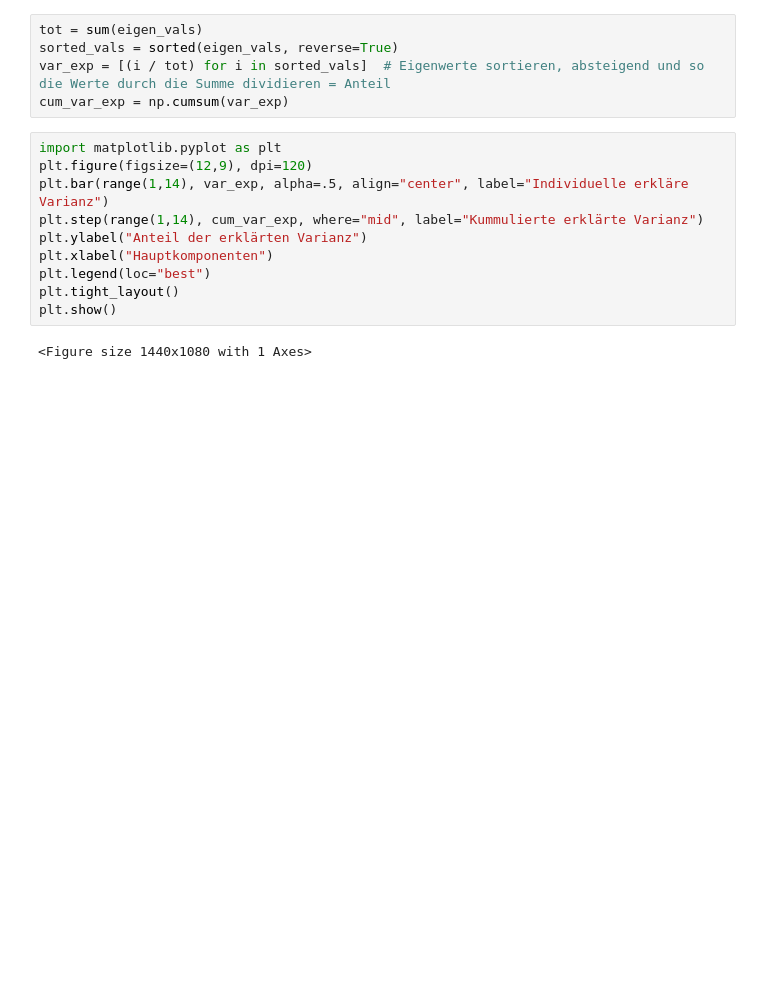
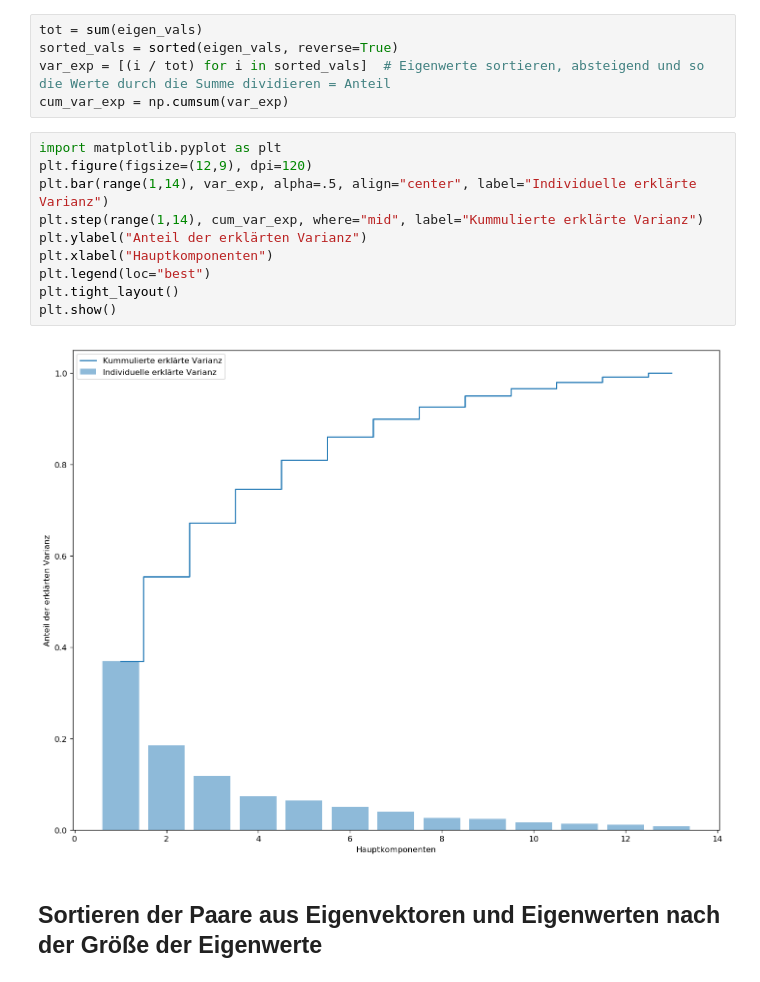
Before and after one commit to asw-analytics/ml_with_python, a Jupyter notebook: Datenkomprimierung_durch_Dimensionsreduktion/PCA_principal_component_analysis.ipynb, the cells around one changed output. Saved outputs shown, nothing was run; the diff lists cells and outputs as text; blank space fills up the shorter version.

```diff
--- a/Datenkomprimierung_durch_Dimensionsreduktion/PCA_principal_component_analysis.ipynb
+++ b/Datenkomprimierung_durch_Dimensionsreduktion/PCA_principal_component_analysis.ipynb
@@ -75,12 +75,14 @@ cum_var_exp = np.cumsum(var_exp)
 # %%
 import matplotlib.pyplot as plt
 plt.figure(figsize=(12,9), dpi=120)
-plt.bar(range(1,14), var_exp, alpha=.5, align="center", label="Individuelle erkläre Varianz")
+plt.bar(range(1,14), var_exp, alpha=.5, align="center", label="Individuelle erklärte Varianz")
 plt.step(range(1,14), cum_var_exp, where="mid", label="Kummulierte erklärte Varianz")
 plt.ylabel("Anteil der erklärten Varianz")
 plt.xlabel("Hauptkomponenten")
 plt.legend(loc="best")
 plt.tight_layout()
 plt.show()
 # %% [output]
-<Figure size 1440x1080 with 1 Axes>
+[figure, added]
+# %% [markdown]
+## Sortieren der Paare aus Eigenvektoren und Eigenwerten nach der Größe der Eigenwerte
```
Also changed, not shown: parts of 1 cell of this notebook.
